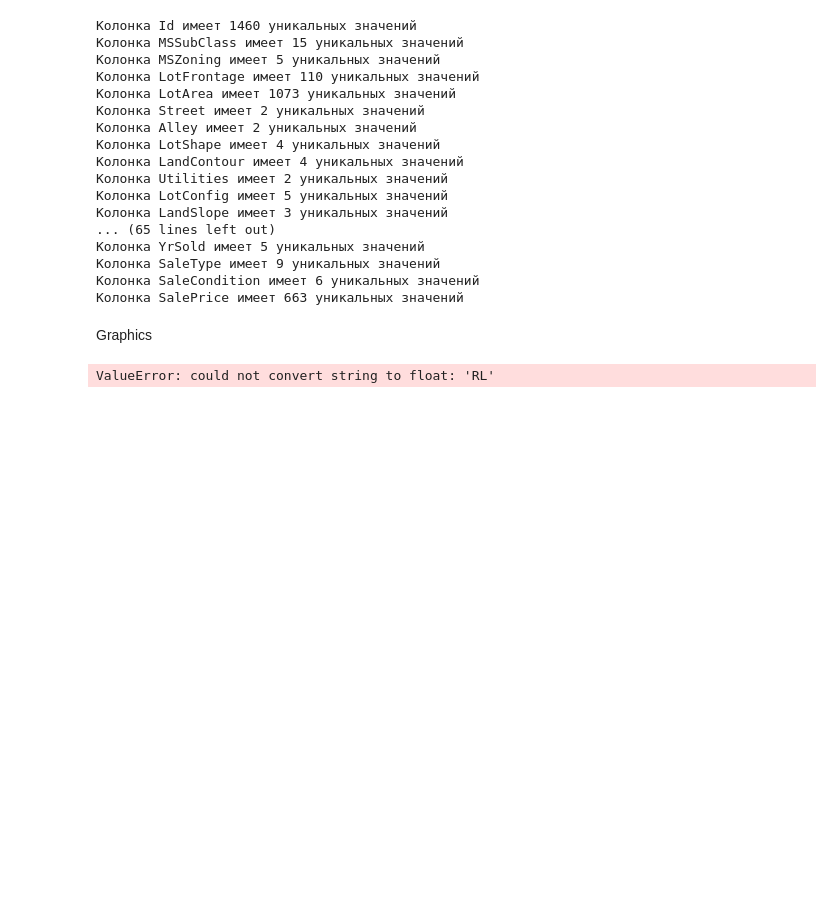
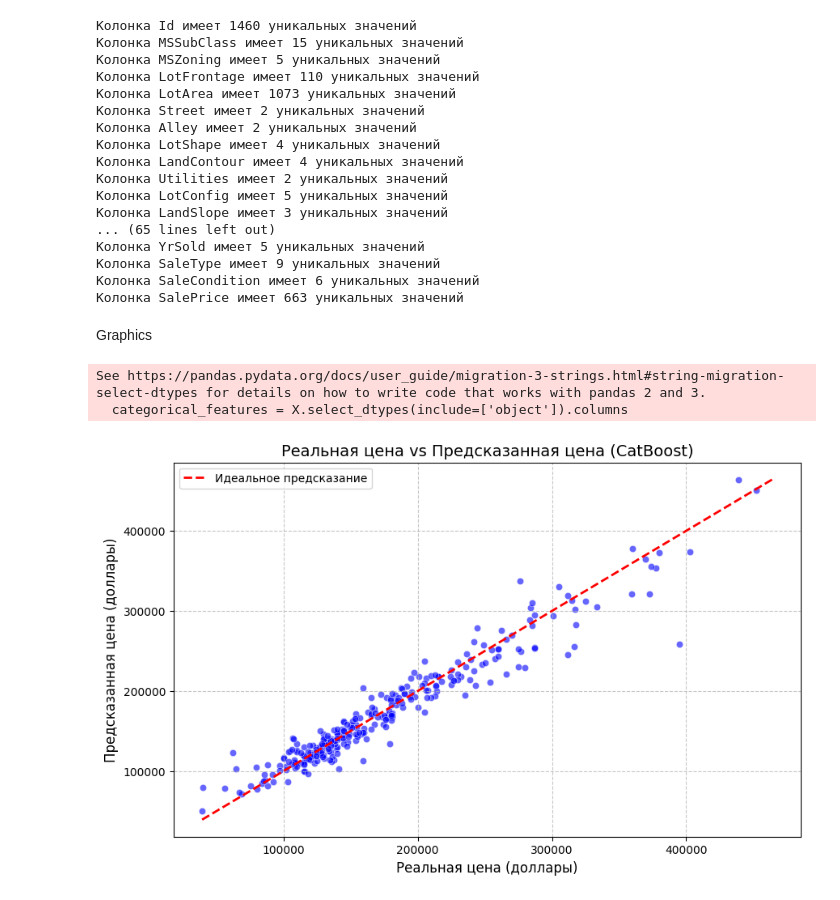
Before and after one commit to Artem61732/house_prices, a Jupyter notebook: notebooks/eda.ipynb, the cells around one changed output. Saved outputs shown, nothing was run; the diff lists cells and outputs as text; code cells hidden in the pictures; blank space fills up the shorter version.

Commit message:
changed pipeline, kaggle score 0.128

```diff
--- a/notebooks/eda.ipynb
+++ b/notebooks/eda.ipynb
@@ -106,29 +193,71 @@ for col in df.columns:
 # %% [markdown]
 Graphics
 # %%
-# Если вы еще не импортировали y_test и y_pred из model.py,
-# то это можно сделать так (с учетом смены директории, как мы обсуждали ранее):
+# Код для построения графика: Реальная цена vs Предсказанная цена (на основе актуального пайплайна)
+import matplotlib.pyplot as plt
+import seaborn as sns
+import numpy as np
+
 import sys, os
 current_dir = os.getcwd()
-sys.path.append(os.path.abspath('..'))
-os.chdir('..')
-from model import y_test, y_pred
-os.chdir(current_dir)
+if os.path.basename(current_dir) == 'notebooks':
+    os.chdir('..')
+    sys.path.append(os.getcwd())
+
+from src.data import load_data, split_data
+from src.features import feature_engineering
+from src.preprocess import get_preprocessor
+from src.models import get_models
+from sklearn.pipeline import Pipeline
+
+# 1. Готовим данные
+X, y, _ = load_data()
+X = feature_engineering(X)
+y = np.log1p(y)
+X_train, X_test, y_train, y_test_log = split_data(X, y)
+
+# 2. Собираем пайплайн (например, для CatBoost)
+numeric_features = X.select_dtypes(include=['int64', 'float64']).columns
+categorical_features = X.select_dtypes(include=['object']).columns
+preprocessor = get_preprocessor(numeric_features, categorical_features)
+models = get_models()
+model = models['CatBoost']
+
+pipeline = Pipeline(steps=[
+    ('preprocessor', preprocessor),
+    ('model', model)
+])
+
+# 3. Обучаем и предсказываем
+pipeline.fit(X_train, y_train)
+y_pred_log = pipeline.predict(X_test)
+
+# Возвращаем цены в доллары для наглядности
+y_test_dollars = np.expm1(y_test_log)
+y_pred_dollars = np.expm1(y_pred_log)
+
 # --- Построение графика ---
 plt.figure(figsize=(10, 6))
 # Рисуем точки (Реальная цена vs Предсказанная цена)
-sns.scatterplot(x=y_test, y=y_pred, alpha=0.6, color='blue')
-# Рисуем идеальную линию (где предсказания на 100% совпадают с реальностью)
-# Берем минимальное и максимальное значение, чтобы провести диагональ
-min_val = min(y_test.min(), y_pred.min())
-max_val = max(y_test.max(), y_pred.max())
+sns.scatterplot(x=y_test_dollars, y=y_pred_dollars, alpha=0.6, color='blue')
+
+# Рисуем идеальную линию
+min_val = min(y_test_dollars.min(), y_pred_dollars.min())
+max_val = max(y_test_dollars.max(), y_pred_dollars.max())
 plt.plot([min_val, max_val], [min_val, max_val], color='red', linestyle='--', linewidth=2, label='Идеальное предсказание')
+
 # Настраиваем отображение
-plt.title('Реальная цена vs Предсказанная цена (Linear Regression)', fontsize=14)
-plt.xlabel('Реальная цена (y_test)', fontsize=12)
-plt.ylabel('Предсказанная цена (y_pred)', fontsize=12)
+plt.title('Реальная цена vs Предсказанная цена (CatBoost)', fontsize=14)
+plt.xlabel('Реальная цена (доллары)', fontsize=12)
+plt.ylabel('Предсказанная цена (доллары)', fontsize=12)
 plt.legend()
 plt.grid(True, linestyle='--', alpha=0.7)
 plt.show()
+
+# Возвращаем директорию обратно, если меняли
+if os.path.basename(current_dir) == 'notebooks':
+    os.chdir(current_dir)
 # %% [output]
-ValueError: could not convert string to float: 'RL'
+See https://pandas.pydata.org/docs/user_guide/migration-3-strings.html#string-migration-select-dtypes for details on how to write code that works with pandas 2 and 3.
+  categorical_features = X.select_dtypes(include=['object']).columns
+[figure, added]
```
Also changed, not shown: parts of 5 cells of this notebook, 13 other files.
